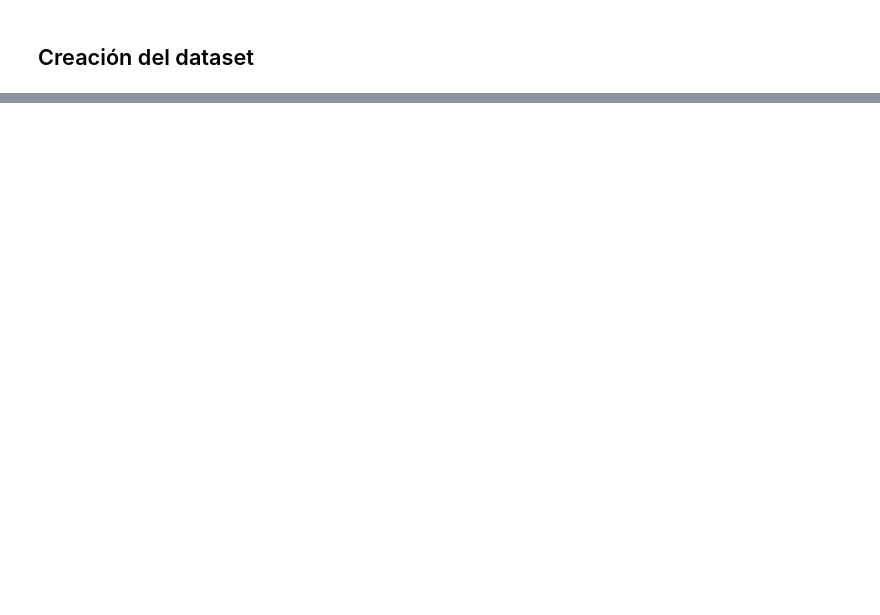
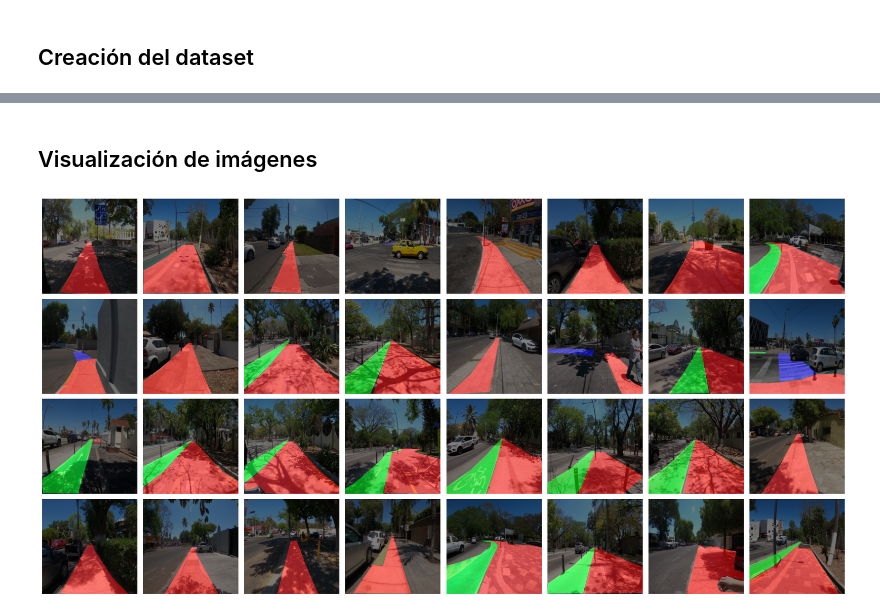
Before and after one commit to pcorner10/unet-pytorch-mti, a Jupyter notebook: unet-pytorch.ipynb, the cells around one changed output, grey strips where cells are left out. Drawn from its saved outputs; the diff is of its cells as text; code cells hidden in the pictures; blank space fills up the shorter version.

```diff
--- a/unet-pytorch.ipynb
+++ b/unet-pytorch.ipynb
@@ -239,0 +114,13 @@ NameError: name 'Dataset' is not defined
+# %%
+full_dataset = Unet_Dataset(
+  data=train_location,
+  masks=mask_location,
+  img_transform=transform_data,
+  mask_transform=transform_data)
+
+BATCH_SIZE = 32
+TRAIN_SIZE = int(0.8 * len(full_dataset))
+VAL_SIZE = len(full_dataset) - TRAIN_SIZE  # Datos de validación
+
+print("Datos de entrenamiento: ", TRAIN_SIZE)
+print("Datos de validación: ", VAL_SIZE)
@@ -239,0 +130,3 @@ NameError: name 'Dataset' is not defined
+# %%
+train_dataset, val_dataset = random_split(full_dataset, [TRAIN_SIZE, VAL_SIZE])
+len(train_dataset), len(val_dataset)
@@ -239,0 +135,3 @@ NameError: name 'Dataset' is not defined
+# %%
+train_loader = DataLoader(train_dataset, batch_size=BATCH_SIZE, shuffle=True)
+val_loader = DataLoader(val_dataset, batch_size=BATCH_SIZE, shuffle=True)
@@ -239,0 +143,4 @@ NameError: name 'Dataset' is not defined
+# %%
+for i, (x, y) in enumerate(train_loader):
+    print(i, x.shape, y.shape)
+    if i==9: break
@@ -239,0 +158,20 @@ NameError: name 'Dataset' is not defined
+# %% [markdown]
+## Visualización de imágenes
+# %%
+imgs, masks = next(iter(train_loader))
+def plot_mini_batch(imgs, masks):
+    plt.figure(figsize=(20,10))
+    for i in range(BATCH_SIZE):
+        plt.subplot(4, 8, i+1)
+        img=imgs[i,...].permute(1,2,0).numpy()
+        mask = masks[i, ...].permute(1,2,0).numpy()
+        plt.imshow(img)
+        plt.imshow(mask, alpha=0.5)
+
+        plt.axis('Off')
+    plt.tight_layout()
+    plt.show()
+
+plot_mini_batch(imgs, masks)
+# %% [output]
+[figure, added]
```
Also changed, not shown: parts of 18 cells of this notebook, 1 other file.
